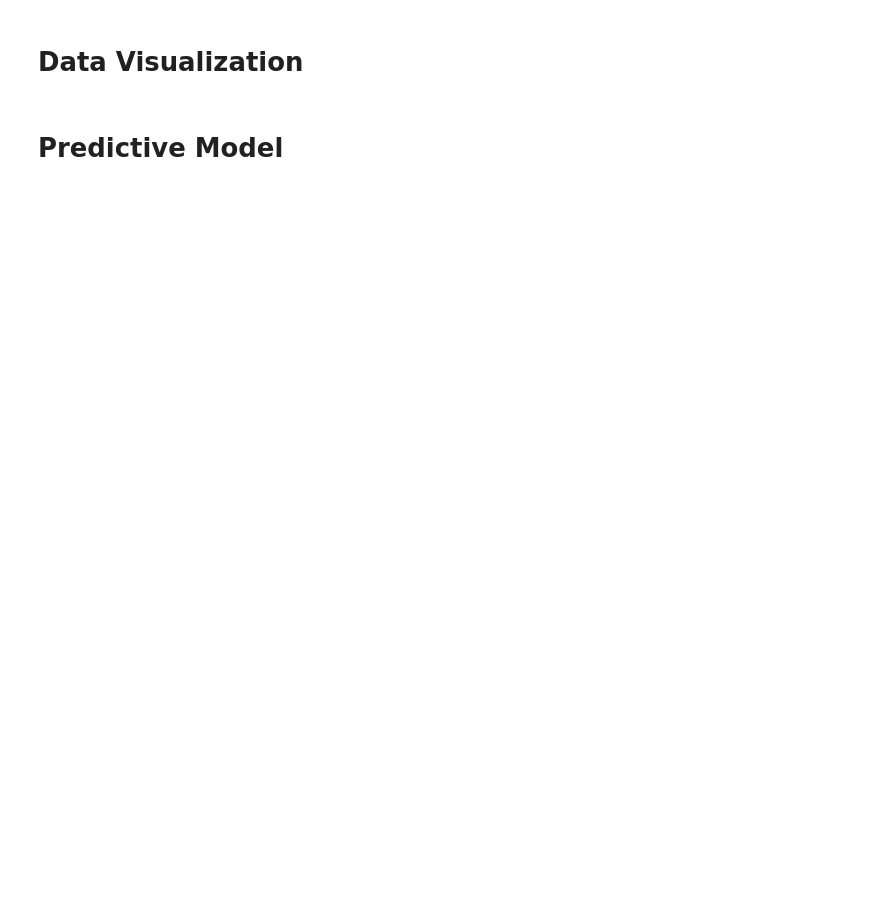
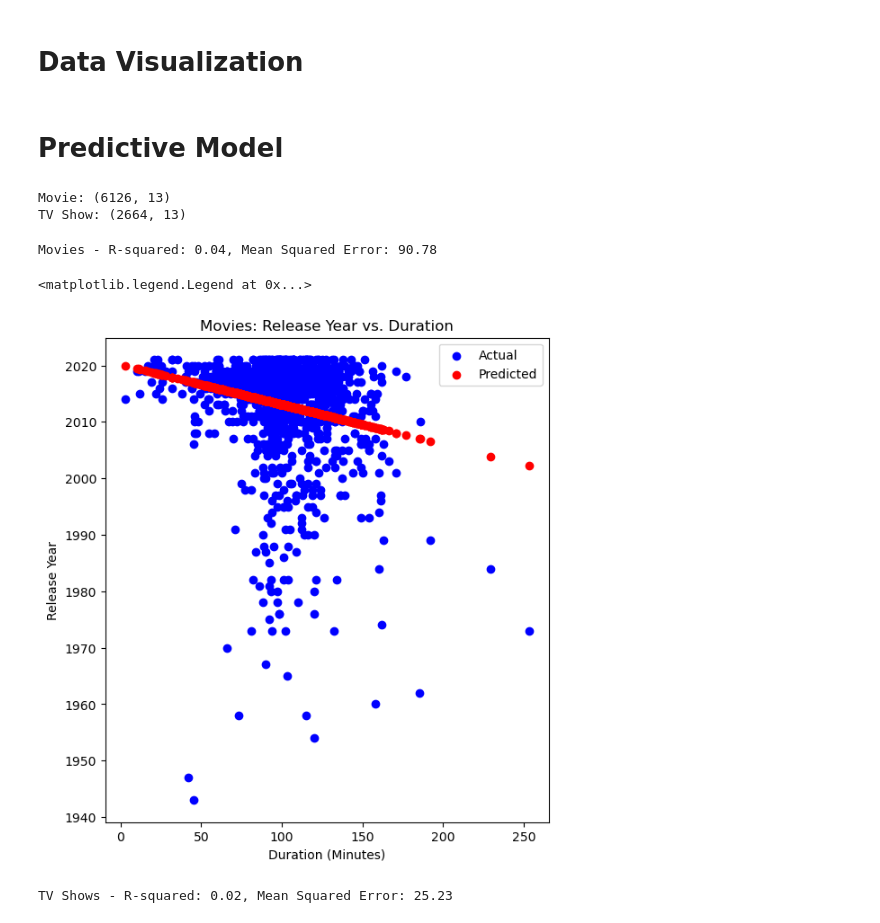
Before and after one commit to GrantCa24/DA_Group6-Final_Project, a Jupyter notebook: Project-Netflix_Visualization.ipynb, the cells around one changed output. Drawn from its saved outputs; the diff is of its cells as text; code cells hidden in the pictures; blank space fills up the shorter version.

Commit message:
Upload Project-Netflix_Predictive Model.ipynb
Copy it from data_raw folder and delete a unnecessary part in EDA

```diff
--- a/Project-Netflix_Visualization.ipynb
+++ b/Project-Netflix_Visualization.ipynb
@@ -494,0 +464,67 @@ plt.show()
+# %%
+# Apply the conversion function
+netflix['duration_minutes'] = netflix['duration'].apply(convert_duration)
+
+# Split the data into movies and TV shows
+movies = netflix[netflix['type'] == 'Movie']
+tv_shows = netflix[netflix['type'] == 'TV Show']
+
+print("Movie:", movies.shape)
+print("TV Show:", tv_shows.shape)
+# %% [output]
+Movie: (6126, 13)
+TV Show: (2664, 13)
+# %%
+# For Movies
+X_movies = movies[['duration_minutes']]
+y_movies = movies['release_year']
+
+# Split the data into training and testing sets
+X_train_movies, X_test_movies, y_train_movies, y_test_movies = train_test_split(X_movies, y_movies, test_size=0.2, random_state=42)
+
+# Fit the linear regression model
+model_movies = LinearRegression()
+model_movies.fit(X_train_movies, y_train_movies)
+
+# Predict and evaluate the model
+y_pred_movies = model_movies.predict(X_test_movies)
+r_squared_movies = model_movies.score(X_test_movies, y_test_movies)
+mse_movies = np.mean((y_pred_movies - y_test_movies) ** 2)
+
+print(f'Movies - R-squared: {r_squared_movies:.2f}, Mean Squared Error: {mse_movies:.2f}')
+# %% [output]
+Movies - R-squared: 0.04, Mean Squared Error: 90.78
+# %%
+# Visualization for Movies
+plt.figure(figsize=[14, 7])
+
+plt.subplot(1, 2, 1)
+plt.scatter(X_test_movies, y_test_movies, color='blue', label='Actual')
+plt.scatter(X_test_movies, y_pred_movies, color='red', label='Predicted')
+plt.xlabel('Duration (Minutes)')
+plt.ylabel('Release Year')
+plt.title('Movies: Release Year vs. Duration')
+plt.legend()
+# %% [output]
+<matplotlib.legend.Legend at 0x...>
+[figure, added]
+# %%
+# For TV Shows
+X_tv_shows = tv_shows[['duration_minutes']]
+y_tv_shows = tv_shows['release_year']
+
+# Split the data into training and testing sets
+X_train_tv_shows, X_test_tv_shows, y_train_tv_shows, y_test_tv_shows = train_test_split(X_tv_shows, y_tv_shows, test_size=0.2, random_state=42)
+
+# Fit the linear regression model
+model_tv_shows = LinearRegression()
+model_tv_shows.fit(X_train_tv_shows, y_train_tv_shows)
+
+# Predict and evaluate the model
+y_pred_tv_shows = model_tv_shows.predict(X_test_tv_shows)
+r_squared_tv_shows = model_tv_shows.score(X_test_tv_shows, y_test_tv_shows)
+mse_tv_shows = np.mean((y_pred_tv_shows - y_test_tv_shows) ** 2)
+
+print(f'TV Shows - R-squared: {r_squared_tv_shows:.2f}, Mean Squared Error: {mse_tv_shows:.2f}')
+# %% [output]
+TV Shows - R-squared: 0.02, Mean Squared Error: 25.23
```
Also changed, not shown: parts of 8 cells of this notebook.
